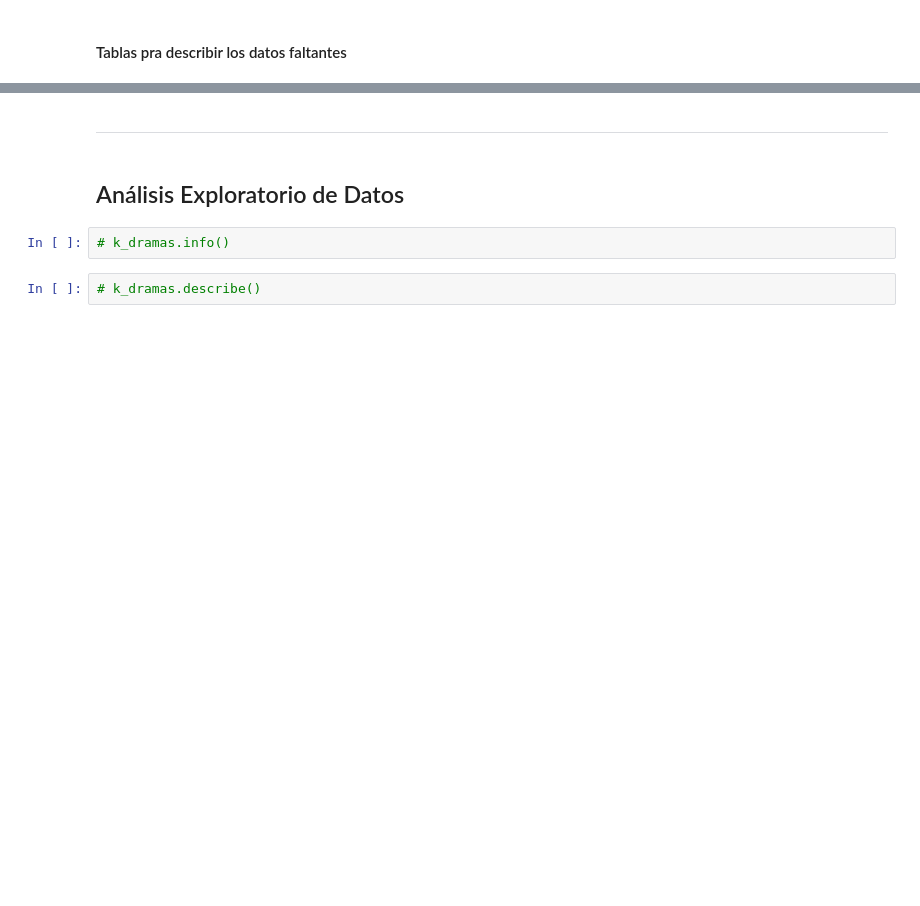
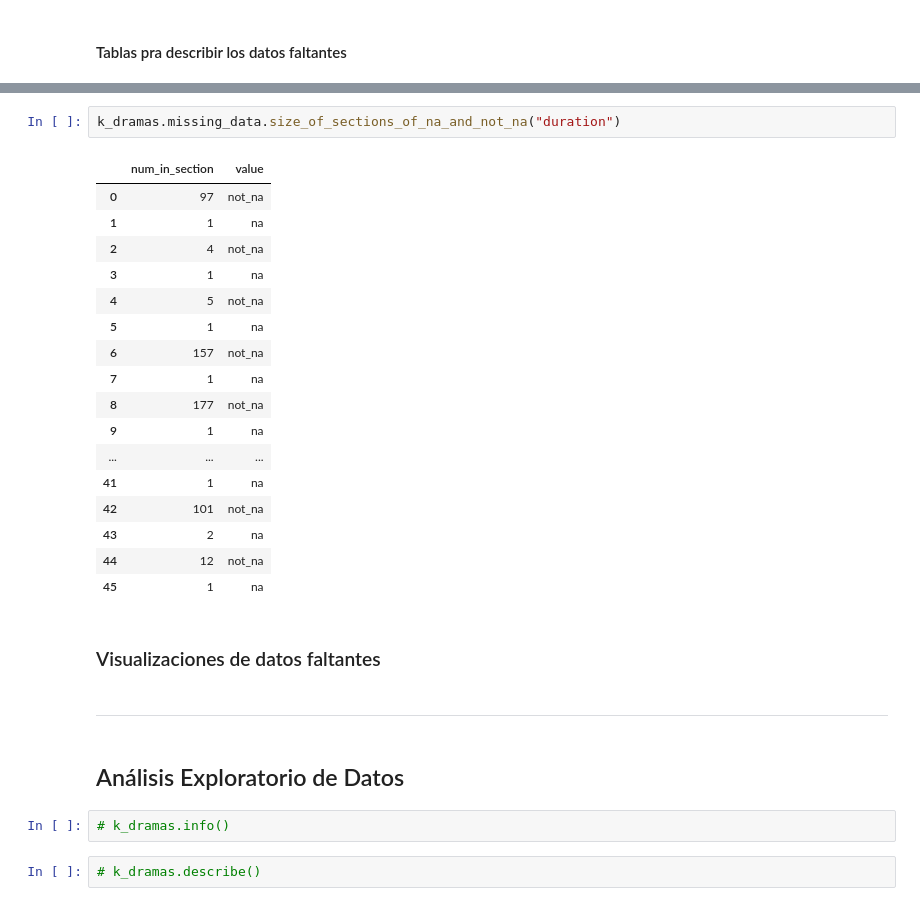
Before and after one commit to gfranciscoerazom/analysis-k-dramas, a Jupyter notebook: jupyternotebook/korean_drama.ipynb, the cells around one changed output, grey strips where cells are left out. Cells and saved outputs as stored; diff of their text form; blank space fills up the shorter version.

```diff
--- a/jupyternotebook/korean_drama.ipynb
+++ b/jupyternotebook/korean_drama.ipynb
@@ -463,3 +254,25 @@ Missing variable sections for type
+# %%
+k_dramas.missing_data.size_of_sections_of_na_and_not_na("duration")
+# %% [output]
+|  | num_in_section | value |
+| 0 | 97 | not_na |
+| 1 | 1 | na |
+| 2 | 4 | not_na |
+| 3 | 1 | na |
+| 4 | 5 | not_na |
+| 5 | 1 | na |
+| 6 | 157 | not_na |
+| 7 | 1 | na |
+| 8 | 177 | not_na |
+| 9 | 1 | na |
+| ... | ... | ... |
+| 41 | 1 | na |
+| 42 | 101 | not_na |
+| 43 | 2 | na |
+| 44 | 12 | not_na |
+| 45 | 1 | na |
+# %% [markdown]
+### Visualizaciones de datos faltantes
 # %% [markdown]
 ---
 # %% [markdown]
```
Also changed, not shown: parts of 33 cells of this notebook, 1 other file.
